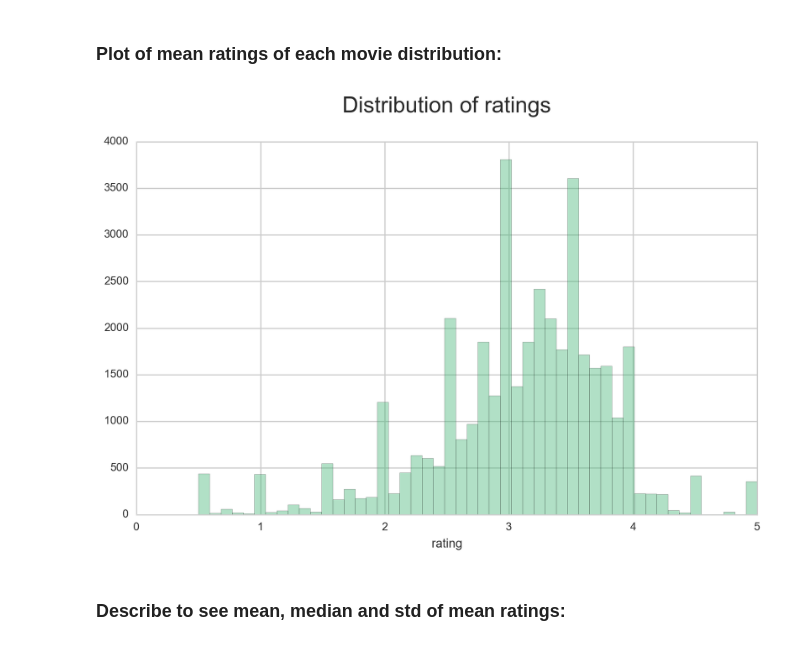
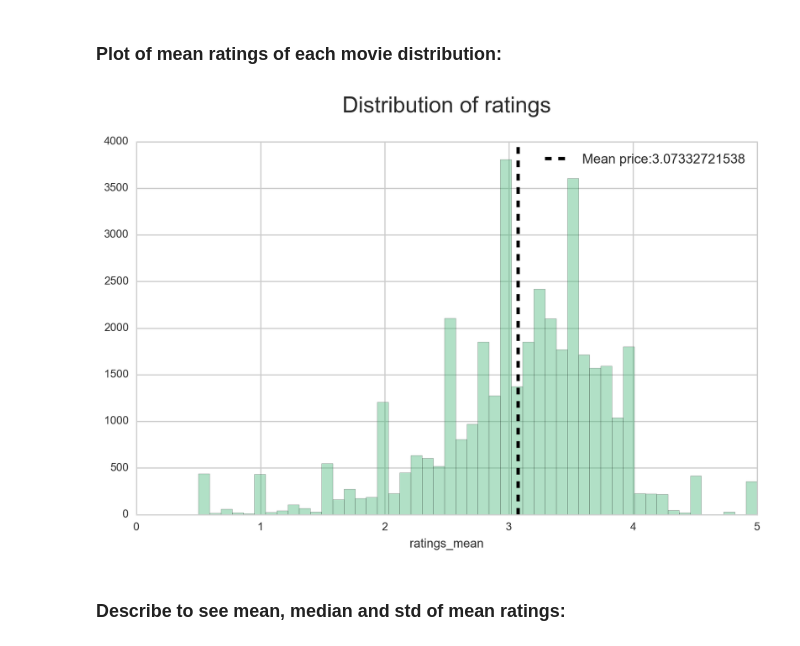
Before and after one commit to katerinaC/DSI-SF-4-katerinaC, a Jupyter notebook: Projects/Capstone/Movies/Technical_Report_Movies_Katerina.ipynb, the cells around one changed output. Cells and saved outputs as stored; diff of their text form; code cells hidden in the pictures.

```diff
--- a/Projects/Capstone/Movies/Technical_Report_Movies_Katerina.ipynb
+++ b/Projects/Capstone/Movies/Technical_Report_Movies_Katerina.ipynb
@@ -341,13 +341,16 @@ memory usage: 616.4 KB
 # %%
 fig = plt.figure(figsize=(10,6))
 ax = fig.gca()
 
-ax = sns.distplot(movieid_df.rating, kde=False, color = 'mediumseagreen')
+ax = sns.distplot(movieid_df.ratings_mean, kde=False, color = 'mediumseagreen')
 ax.set_title('Distribution of ratings\n', fontsize=20)
+plt.axvline(movieid_df.ratings_mean.mean(),lw=3,ls='dashed',
+            color='black',label='Mean price:'+'{}'.format(movieid_df.ratings_mean.mean()))
 
+plt.legend(loc='upper right',fontsize=12)
 plt.show()
 # %% [output]
-[figure, old version]
+[figure, new version]
 # %% [markdown]
 ### Describe to see mean, median and std of mean ratings:
 # %%
```
Also changed, not shown: parts of 78 cells of this notebook.
